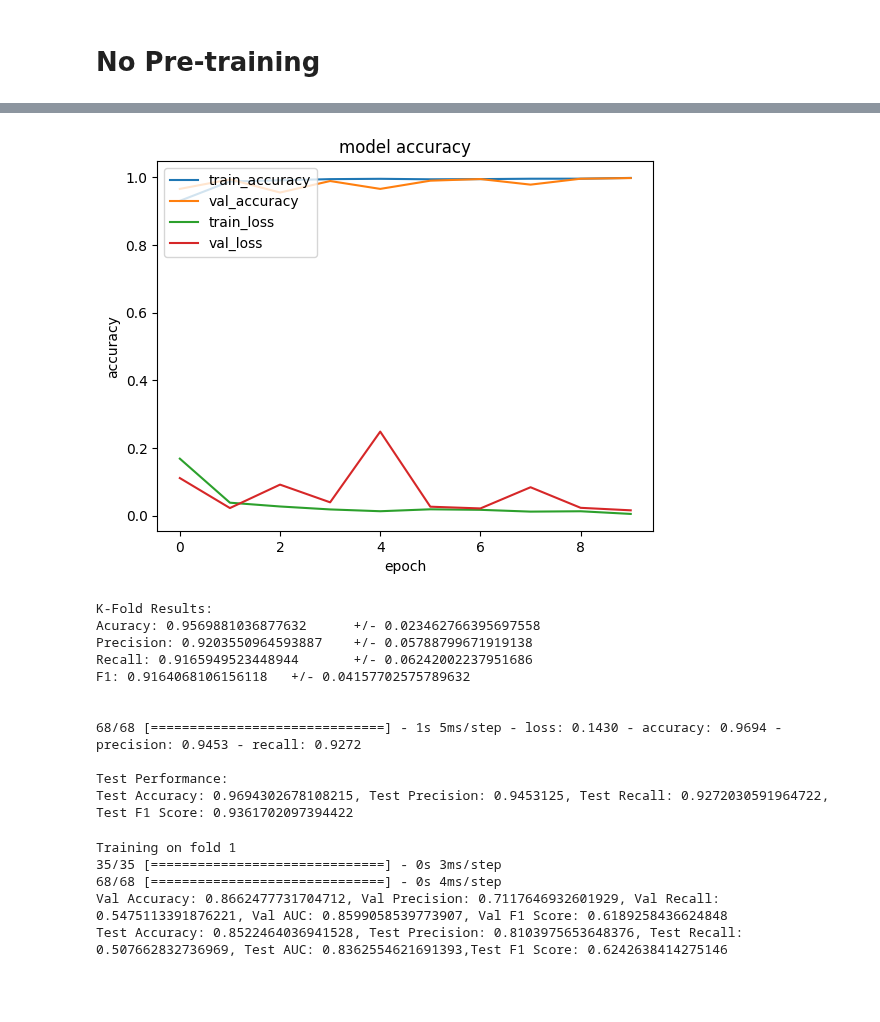
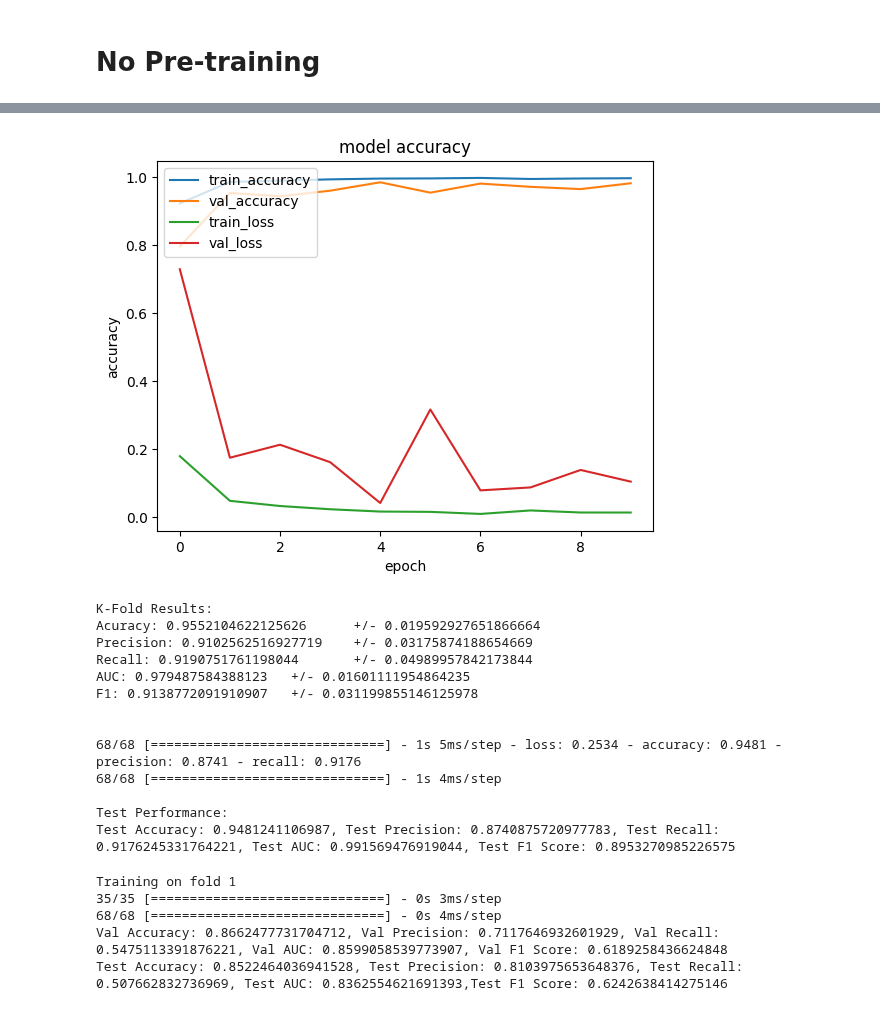
Before and after one commit to raaifhadadi/FYP, a Jupyter notebook: brugada_ssl_finetuning.ipynb, the cells around one changed output, grey strips where cells are left out. Cells and saved outputs as stored; diff of their text form; code cells hidden in the pictures.

```diff
--- a/brugada_ssl_finetuning.ipynb
+++ b/brugada_ssl_finetuning.ipynb
@@ -269,5 +277,5 @@ Test Accuracy: 0.9448819160461426, Test Precision: 0.8504347801208496, Test Reca
 # %%
 # smote
-k_fold_finetune_resnet(8, X_train_resampled, Y_train_resampled, folds_train_resampled, X_train, Y_train, folds_train, batch_size=32, epochs=10, weights_path=None, learning_rate=0.001, num_classes=1)
+k_fold_finetune_resnet(8, X_train_resampled, Y_train_resampled, folds_train_resampled, X_train, Y_train, folds_train, batch_size=32, epochs=10, weights_path=None, learning_rate=0.001, num_classes=1, name="resnet10_smote.h5")
 # %% [output]
 Training on fold 1
@@ -290,15 +298,17 @@ Test Accuracy: 0.9559981226921082, Test Precision: 0.8990654349327087, Test Reca
-[figure, old version]
+[figure, new version]
 K-Fold Results:
-Acuracy: 0.9569881036877632      +/- 0.023462766395697558
-Precision: 0.9203550964593887    +/- 0.05788799671919138
-Recall: 0.9165949523448944       +/- 0.06242002237951686
-F1: 0.9164068106156118   +/- 0.04157702575789632
+Acuracy: 0.9552104622125626      +/- 0.019592927651866664
+Precision: 0.9102562516927719    +/- 0.03175874188654669
+Recall: 0.9190751761198044       +/- 0.04989957842173844
+AUC: 0.979487584388123   +/- 0.01601111954864235
+F1: 0.9138772091910907   +/- 0.031199855146125978
 
 
-68/68 [==============================] - 1s 5ms/step - loss: 0.1430 - accuracy: 0.9694 - precision: 0.9453 - recall: 0.9272
+68/68 [==============================] - 1s 5ms/step - loss: 0.2534 - accuracy: 0.9481 - precision: 0.8741 - recall: 0.9176
+68/68 [==============================] - 1s 4ms/step
 
 Test Performance:
-Test Accuracy: 0.9694302678108215, Test Precision: 0.9453125, Test Recall: 0.9272030591964722, Test F1 Score: 0.9361702097394422
+Test Accuracy: 0.9481241106987, Test Precision: 0.8740875720977783, Test Recall: 0.9176245331764221, Test AUC: 0.991569476919044, Test F1 Score: 0.8953270985226575
 # %%
 # deep smote
 k_fold_finetune_resnet(8, X_train_resampled_deep, Y_train_resampled_deep, folds_train_resampled_deep, X_train, Y_train, folds_train, batch_size=32, epochs=20, weights_path=None, learning_rate=0.001, num_classes=1, name="resnet10_no_pretrain__deep_smote_brugada.h5")
```
Also changed, not shown: parts of 11 cells of this notebook.
